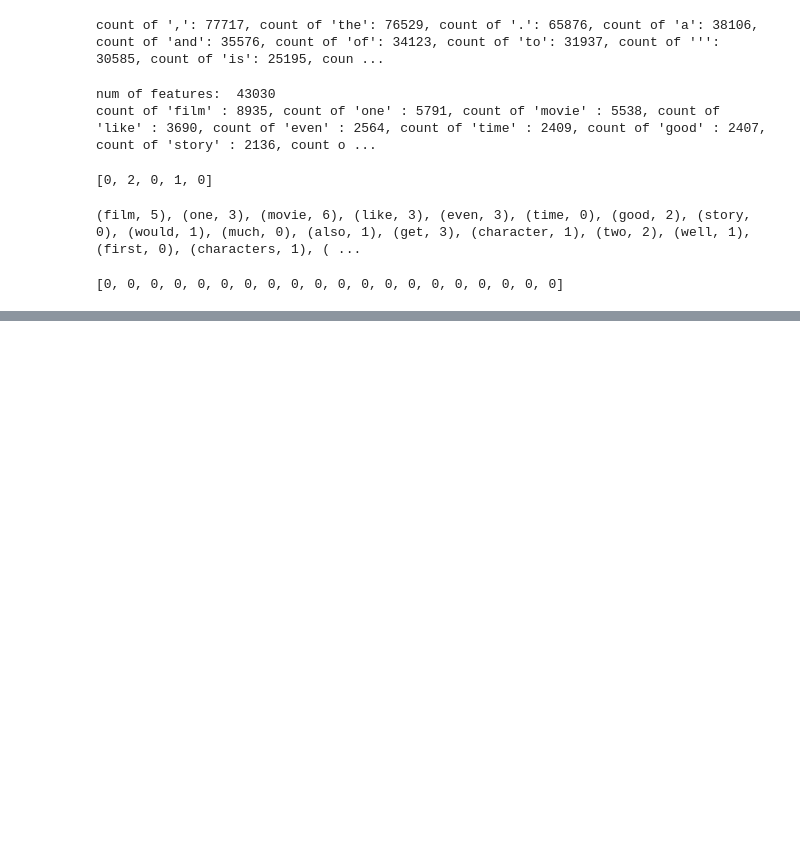
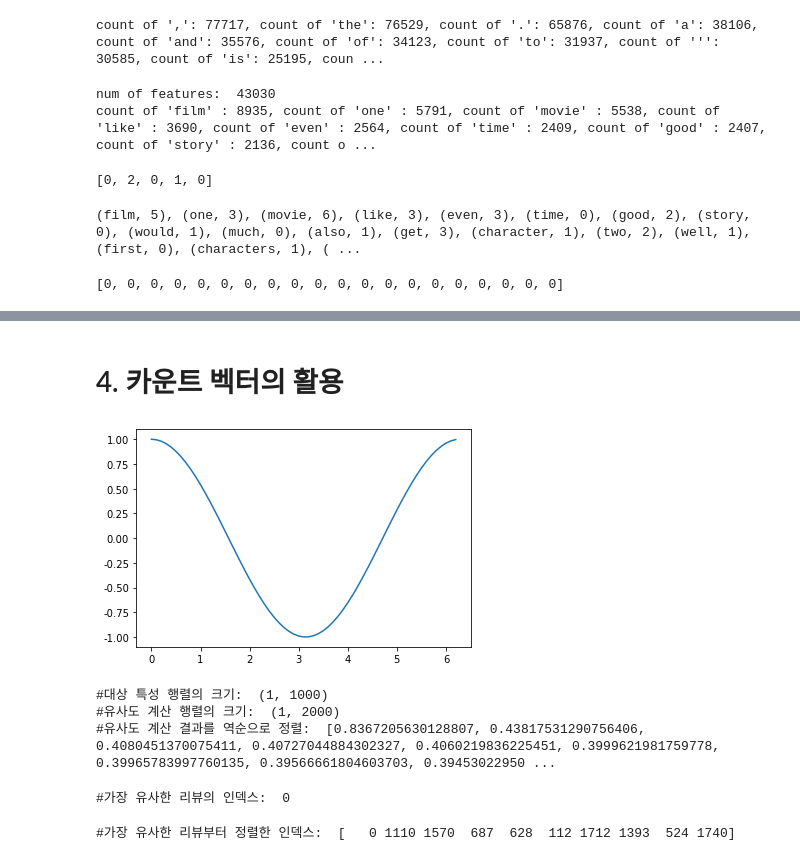
Before and after one commit to pg4522/Textmining_study, a Jupyter notebook: Ch.4.ipynb, the cells around one changed output, grey strips where cells are left out. Saved outputs shown, nothing was run; the diff lists cells and outputs as text; code cells hidden in the pictures; blank space fills up the shorter version.

```diff
--- a/Ch.4.ipynb
+++ b/Ch.4.ipynb
@@ -109,0 +270,44 @@ print(feature_sets[0][-20:])
+# %% [markdown]
+# 4. 카운트 벡터의 활용
+# %%
+%matplotlib inline
+import matplotlib.pyplot as plt
+import matplotlib as mpl
+import numpy as np
+
+mpl.rcParams['axes.unicode_minus'] = False
+# %%
+x = np.arange(0, 2*np.pi, 0.1) # start, stop, step
+y = np.cos(x)
+plt.plot(x ,y)
+plt.show()
+# %% [output]
+[figure, added]
+# %%
+from sklearn.metrics.pairwise import cosine_similarity
+
+start = len(reviews[0])//2
+source = reviews[0][-start:]
+
+# 코사인 유사도는 카운트 벡터에 대해 계산하므로 벡터로 변환
+source_cv = cv.transform([source])
+
+print('#대상 특성 행렬의 크기: ', source_cv.shape)
+
+sim_result = cosine_similarity(source_cv, reviews_cv)
+
+print('#유사도 계산 행렬의 크기: ', sim_result.shape)
+print('#유사도 계산 결과를 역순으로 정렬: ', sorted(sim_result[0], reverse = True)[:10])
+# %% [output]
+#대상 특성 행렬의 크기:  (1, 1000)
+#유사도 계산 행렬의 크기:  (1, 2000)
+#유사도 계산 결과를 역순으로 정렬:  [0.8367205630128807, 0.43817531290756406, 0.4080451370075411, 0.40727044884302327, 0.4060219836225451, 0.3999621981759778, 0.39965783997760135, 0.39566661804603703, 0.39453022950 ...
+# %%
+import numpy as np
+print('#가장 유사한 리뷰의 인덱스: ', np.argmax(sim_result[0]))
+# %% [output]
+#가장 유사한 리뷰의 인덱스:  0
+# %%
+print('#가장 유사한 리뷰부터 정렬한 인덱스: ', (-sim_result[0]).argsort()[:10])
+# %% [output]
+#가장 유사한 리뷰부터 정렬한 인덱스:  [   0 1110 1570  687  628  112 1712 1393  524 1740]
```
Also changed, not shown: parts of 19 cells of this notebook.
